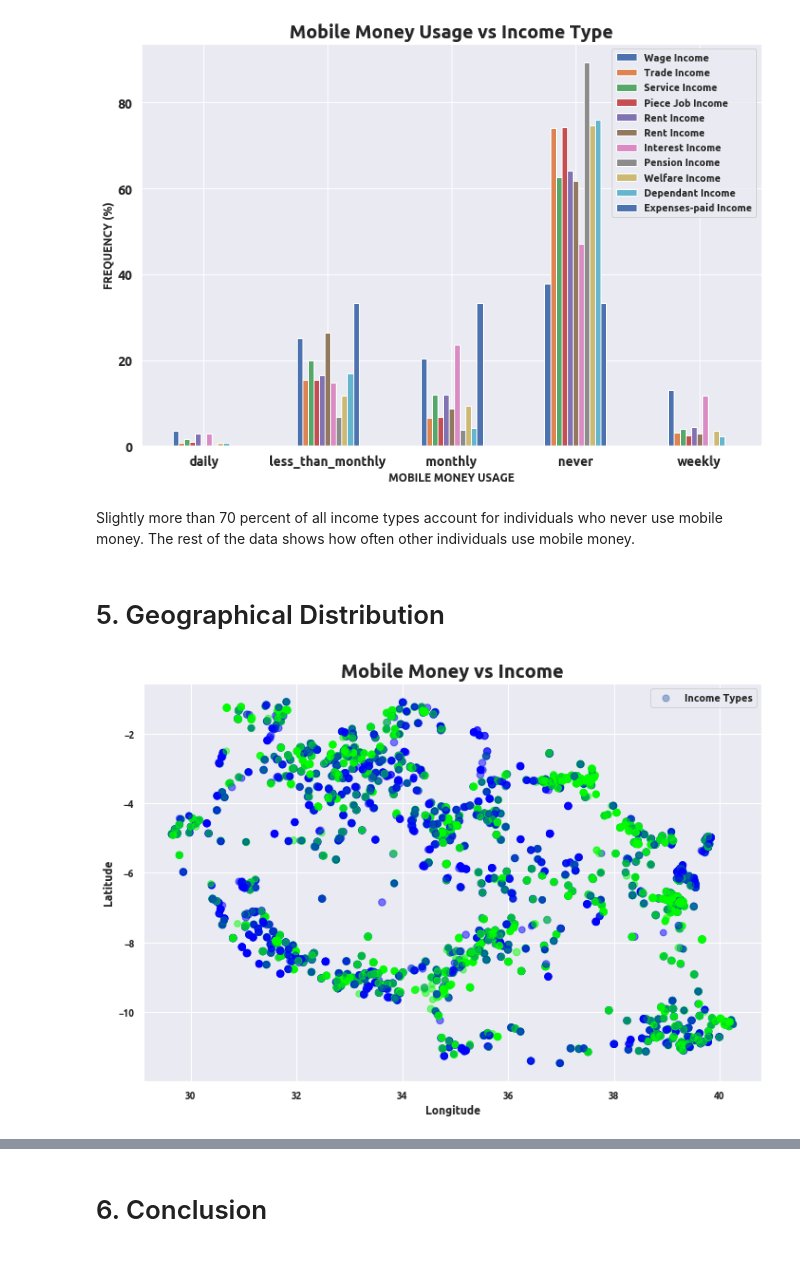
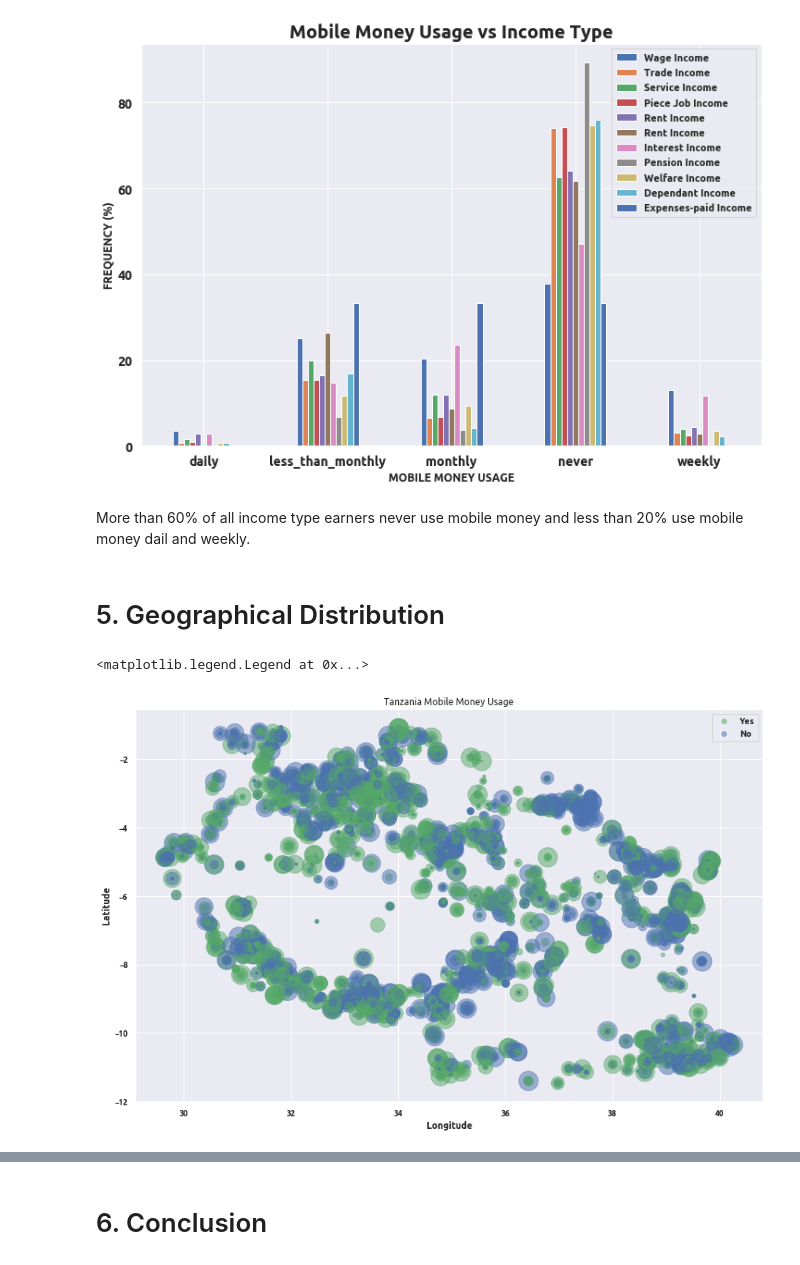
Before and after one commit to Shalom91/DATA-VIZ-Part2, a Jupyter notebook: Financial Services Use in Tanzania.ipynb, the cells around one changed output, grey strips where cells are left out. Saved outputs shown, nothing was run; the diff lists cells and outputs as text; code cells hidden in the pictures.

```diff
--- a/Financial Services Use in Tanzania.ipynb
+++ b/Financial Services Use in Tanzania.ipynb
@@ -325,37 +325,42 @@ plt.legend(('Wage Income', 'Trade Income', 'Service Income', 'Piece Job Income',
 # %% [output]
 <matplotlib.legend.Legend at 0x...>
 [figure]
-# %% [markdown]
-Slightly more than 70 percent of all income types account for individuals who never use mobile money. The rest of the data shows how often other individuals use mobile money.
+# %% [markdown]
+More than 60% of all income type earners never use mobile money and less than 20% use mobile money dail and weekly.
 # %% [markdown]
 # 5. Geographical Distribution
 # %%
 # apply groupby to the data
-income_type = tanz_data.groupby('mobile_money').aggregate({'wage_income': 'count',
-                                                               'trade_income': 'count',
-                                                               'service_income': 'count',
-                                                               'piece_income': 'count',
-                                                               'rent_income': 'count',
-                                                               'interest_income': 'count',
-                                                               'pension_income': 'count',
-                                                               'welfare_income': 'count',
-                                                               'dependant_income': 'count',
-                                                               'expansepaid_income': 'count',
-                                                               'other_income': 'count'})
-income_type = (income_type / income_type.sum()) * 100
+income_type = tanz_data.groupby('mobile_money').aggregate({'wage_income': 'sum',
+                                                               'trade_income': 'sum',
+                                                               'service_income': 'sum',
+                                                               'piece_income': 'sum',
+                                                               'rent_income': 'sum',
+                                                               'interest_income': 'sum',
+                                                               'pension_income': 'sum',
+                                                               'welfare_income': 'sum',
+                                                               'dependant_income': 'sum',
+                                                               'expansepaid_income': 'sum',
+                                                               'other_income': 'sum'})
-# %%
-# plot the map
-tanz_data.plot(kind='scatter', x='Longitude', y='Latitude',
-    s= income_type, label='Income Types',
-    c='mobile_money', cmap=plt.get_cmap('brg'),
-    colorbar=False, alpha=0.5, figsize=(10,7),
-)
-plt.legend()
-plt.title('Mobile Money vs Income', fontsize=20, weight = 'bold')
-plt.tight_layout()
-plt.show()
-# %% [output]
-[figure, removed]
+# %%
+from matplotlib.colors import ListedColormap
+
+x = tanz_data.Longitude
+y = tanz_data.Latitude
+mobile_money = tanz_data['mobile_money']
+classes = ['Yes', 'No']
+colours = ListedColormap(['g', 'b'])
+
+scatter = plt.scatter(x, y, c = mobile_money, s = income_type, cmap = colours, marker='.', alpha=0.5)
+_ = plt.xlabel('Longitude')
+_ = plt.ylabel('Latitude')
+_ = plt.title('Tanzania Mobile Money Usage')
+
+plt.tight_layout()
+plt.legend(handles=scatter.legend_elements()[0], labels=classes)
+# %% [output]
+<matplotlib.legend.Legend at 0x...>
+[figure, added]
 # %% [markdown]
 Green: Mobile Money = Yes
 Blue: Mobile Money = No
```
Also changed, not shown: parts of 2 cells of this notebook.
